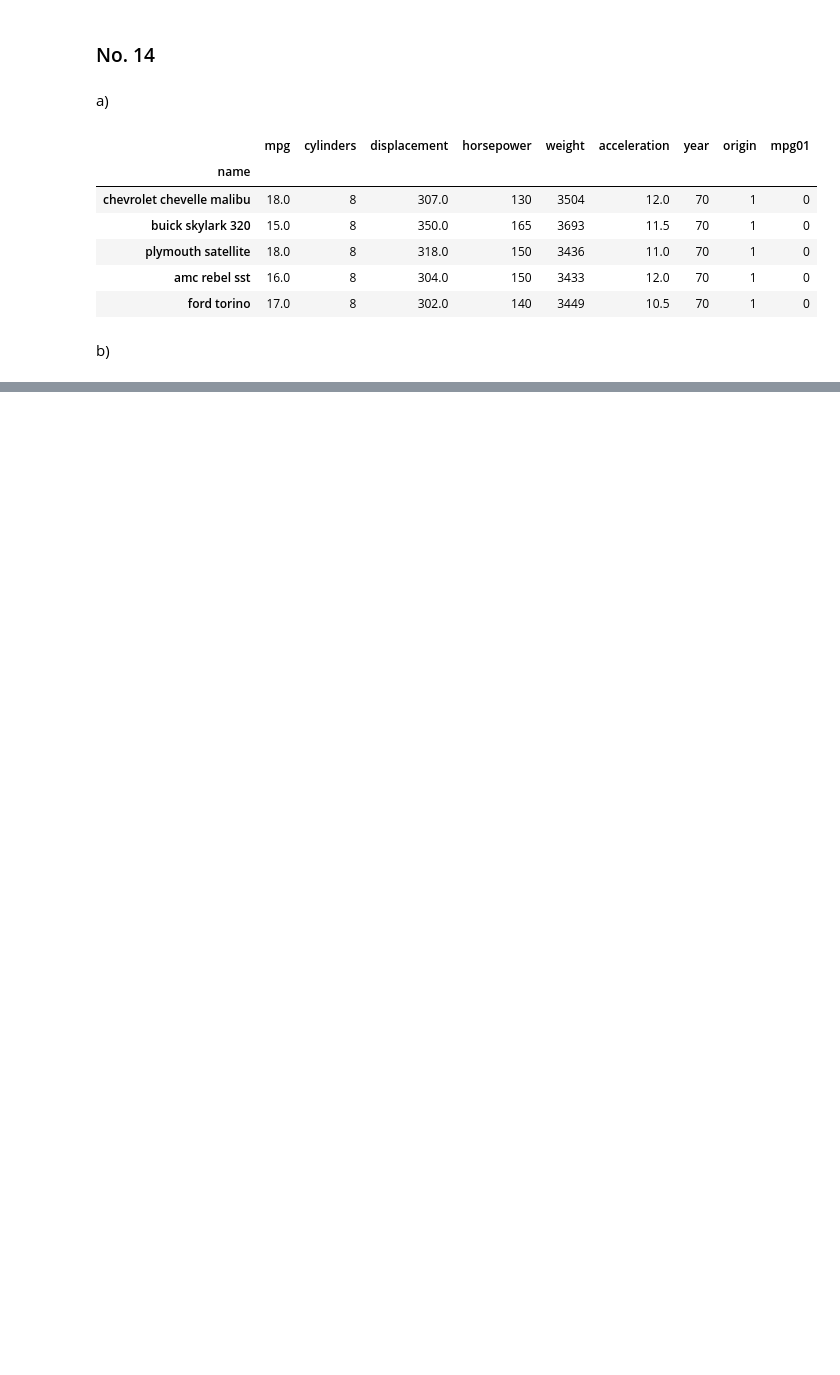
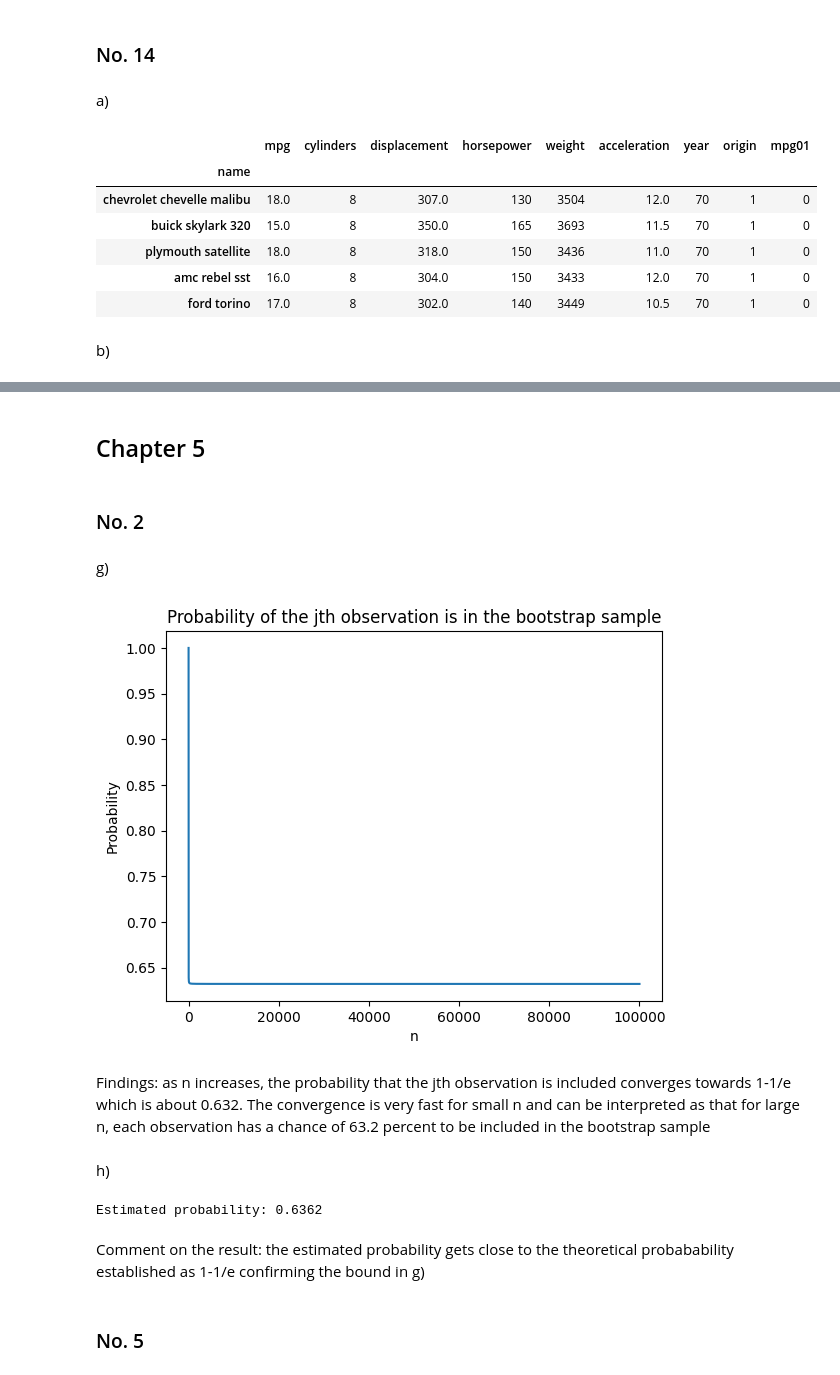
Before and after one commit to PiusCarbon/StatML, a Jupyter notebook: assignment2.ipynb, the cells around one changed output, grey strips where cells are left out. Saved outputs shown, nothing was run; the diff lists cells and outputs as text; code cells hidden in the pictures; blank space fills up the shorter version.

```diff
--- a/assignment2.ipynb
+++ b/assignment2.ipynb
@@ -250,0 +499,38 @@ b)
+# %% [markdown]
+## Chapter 5
+# %% [markdown]
+### No. 2
+# %% [markdown]
+g)
+# %%
+n = range(1, 100000)
+probabilities = [1 - (1 - 1/n_i) ** n_i for n_i in n]
+
+plt.plot(n, probabilities)
+plt.xlabel('n')
+plt.ylabel('Probability')
+plt.title('Probability of the jth observation is in the bootstrap sample')
+plt.show()
+# %% [output]
+[figure, added]
+# %% [markdown]
+Findings: as n increases, the probability that the jth observation is included converges towards 1-1/e which is about 0.632. The convergence is very fast for small n and can be interpreted as that for large n, each observation has a chance of 63.2 percent to be included in the bootstrap sample
+# %% [markdown]
+h)
+# %%
+n = 100
+no_bootstraps = 10000
+jth_observation = 4
+
+store = np.empty(no_bootstraps)
+for i in range(no_bootstraps):
+    sample = np.random.choice(np.arange(n), size=n, replace=True)
+    store[i] = jth_observation in sample
+
+print('Estimated probability:', np.mean(store))
+# %% [output]
+Estimated probability: 0.6362
+# %% [markdown]
+Comment on the result: the estimated probability gets close to the theoretical probabability established as 1-1/e confirming the bound in g)
+# %% [markdown]
+### No. 5
```
Also changed, not shown: parts of 47 cells of this notebook.
